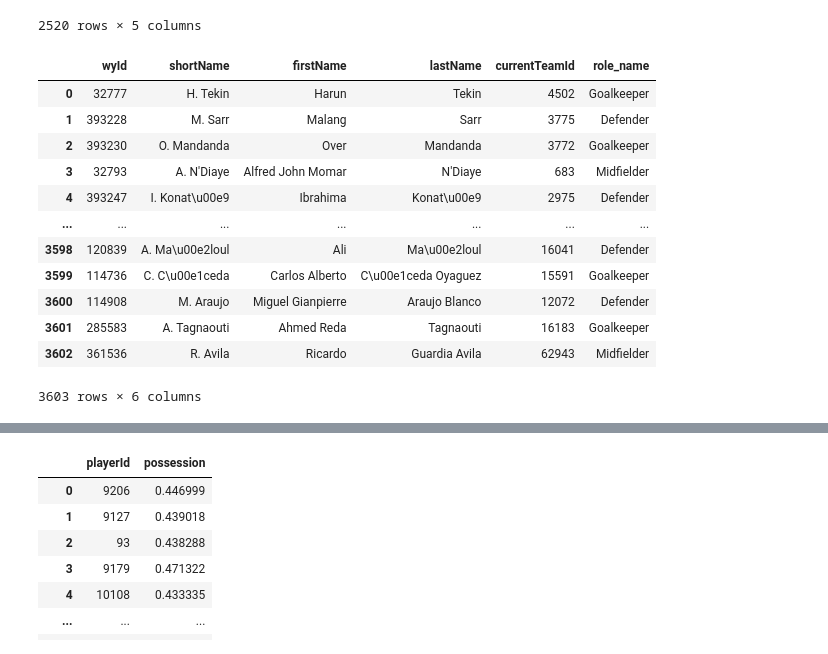
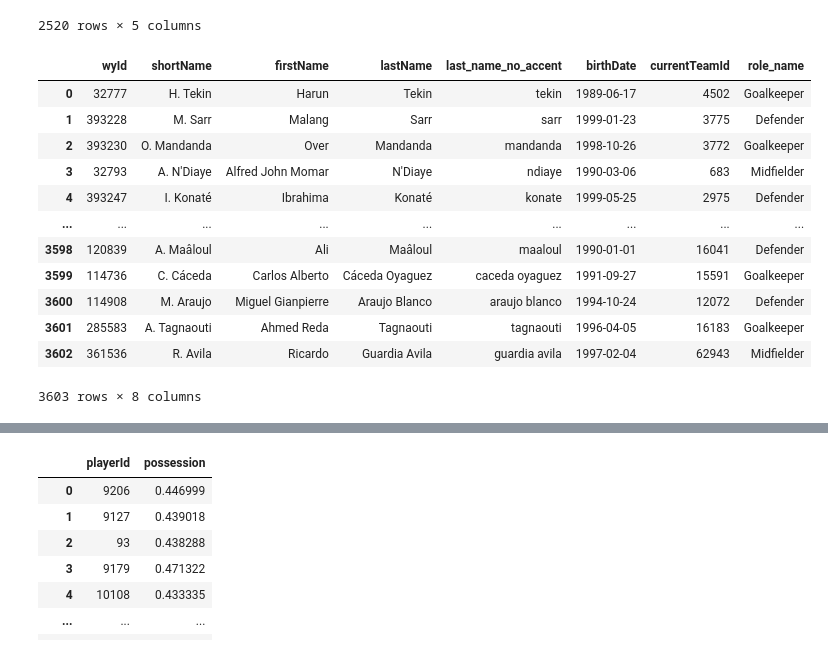
Before and after one commit to lyonjust/soccermatics, a Jupyter notebook: Assignment 2/assignment-2.ipynb, the cells around one changed output, grey strips where cells are left out. Drawn from its saved outputs; the diff is of its cells as text; code cells hidden in the pictures.

```diff
--- a/Assignment 2/assignment-2.ipynb
+++ b/Assignment 2/assignment-2.ipynb
@@ -56,7 +60,7 @@ import warnings
 from scipy import stats
 from mplsoccer import Pitch, PyPizza, FontManager
 # %%
-CURRENT_DATE = dt.datetime(2018, 6, 1) # "Summer 2018"
+CURRENT_DATE = dt.date(2018, 6, 1) # "Summer 2018"
 
 MINIMUM_90s = 5
 TARGET_ROLE = 'Midfielder' # Goalkeeper, Defender, Midfielder, Forward
@@ -140,8 +144,8 @@ def get_wyscout_data(file_name, sub_directory=None):
         path = os.path.join(str(pathlib.Path().resolve().parents[0]), 'data', 'Wyscout', file_name)
 
     #open data
-    with open(path) as f:
-        df = pd.read_json(f, encoding='latin')
+    with open(path, encoding='utf-8') as f:
+        df = pd.read_json(f, encoding='utf-8')
 
     return df
 # %%
@@ -149,7 +153,15 @@ df_competitions = get_wyscout_data('competitions.json')
 df_teams = get_wyscout_data('teams.json')
 df_players = get_wyscout_data('players.json')
 df_players['role_name'] = df_players['role'].apply(lambda x: x.get('name'))
-df_players['birthDate'] = pd.to_datetime(df_players['birthDate'])
+df_players['birthDate'] = pd.to_datetime(df_players['birthDate']).dt.date
+# %%
+# clean utf-8 names thingo
+for column in ['firstName', 'lastName', 'shortName']:
+    df_players[column] = df_players[column].str.decode("unicode-escape")
+
+
+# create no accented surname column
+df_players['last_name_no_accent'] = clean(df_players['lastName'], strip_accents='unicode')
 # %%
 df_players['age'] = (CURRENT_DATE - df_players['birthDate']).astype('timedelta64[D]') / 365.25
 # %%
@@ -390,22 +402,22 @@ df_player_aggregates
 | 564512 | NaN | NaN | NaN | NaN | 1.0 |
 2520 rows × 5 columns
 # %%
-df_all_players = df_players[['wyId', 'shortName', 'firstName', 'lastName', 'currentTeamId', 'role_name']]
+df_all_players = df_players[['wyId', 'shortName', 'firstName', 'lastName', 'last_name_no_accent', 'birthDate', 'currentTeamId', 'role_name']]
 df_all_players
 # %% [output]
-|  | wyId | shortName | firstName | lastName | currentTeamId | role_name |
-| 0 | 32777 | H. Tekin | Harun | Tekin | 4502 | Goalkeeper |
-| 1 | 393228 | M. Sarr | Malang | Sarr | 3775 | Defender |
-| 2 | 393230 | O. Mandanda | Over | Mandanda | 3772 | Goalkeeper |
-| 3 | 32793 | A. N'Diaye | Alfred John Momar | N'Diaye | 683 | Midfielder |
-| 4 | 393247 | I. Konat\u00e9 | Ibrahima | Konat\u00e9 | 2975 | Defender |
-| ... | ... | ... | ... | ... | ... | ... |
-| 3598 | 120839 | A. Ma\u00e2loul | Ali | Ma\u00e2loul | 16041 | Defender |
-| 3599 | 114736 | C. C\u00e1ceda | Carlos Alberto | C\u00e1ceda Oyaguez | 15591 | Goalkeeper |
-| 3600 | 114908 | M. Araujo | Miguel Gianpierre | Araujo Blanco | 12072 | Defender |
-| 3601 | 285583 | A. Tagnaouti | Ahmed Reda | Tagnaouti | 16183 | Goalkeeper |
-| 3602 | 361536 | R. Avila | Ricardo | Guardia Avila | 62943 | Midfielder |
+|  | wyId | shortName | firstName | lastName | last_name_no_accent | birthDate | currentTeamId | role_name |
+| 0 | 32777 | H. Tekin | Harun | Tekin | tekin | 1989-06-17 | 4502 | Goalkeeper |
+| 1 | 393228 | M. Sarr | Malang | Sarr | sarr | 1999-01-23 | 3775 | Defender |
+| 2 | 393230 | O. Mandanda | Over | Mandanda | mandanda | 1998-10-26 | 3772 | Goalkeeper |
+| 3 | 32793 | A. N'Diaye | Alfred John Momar | N'Diaye | ndiaye | 1990-03-06 | 683 | Midfielder |
+| 4 | 393247 | I. Konaté | Ibrahima | Konaté | konate | 1999-05-25 | 2975 | Defender |
+| ... | ... | ... | ... | ... | ... | ... | ... | ... |
+| 3598 | 120839 | A. Maâloul | Ali | Maâloul | maaloul | 1990-01-01 | 16041 | Defender |
+| 3599 | 114736 | C. Cáceda | Carlos Alberto | Cáceda Oyaguez | caceda oyaguez | 1991-09-27 | 15591 | Goalkeeper |
+| 3600 | 114908 | M. Araujo | Miguel Gianpierre | Araujo Blanco | araujo blanco | 1994-10-24 | 12072 | Defender |
+| 3601 | 285583 | A. Tagnaouti | Ahmed Reda | Tagnaouti | tagnaouti | 1996-04-05 | 16183 | Goalkeeper |
+| 3602 | 361536 | R. Avila | Ricardo | Guardia Avila | guardia avila | 1997-02-04 | 62943 | Midfielder |
-3603 rows × 6 columns
+3603 rows × 8 columns
 # %%
 df_all_players_with_minutes = df_all_players.merge(df_minutes_season, how='left', left_on='wyId', right_on='playerId')
 df_all_players_with_minutes['minutesPlayed'] = df_all_players_with_minutes['minutesPlayed'].fillna(0)
```
Also changed, not shown: parts of 25 cells of this notebook, 3 other files.
